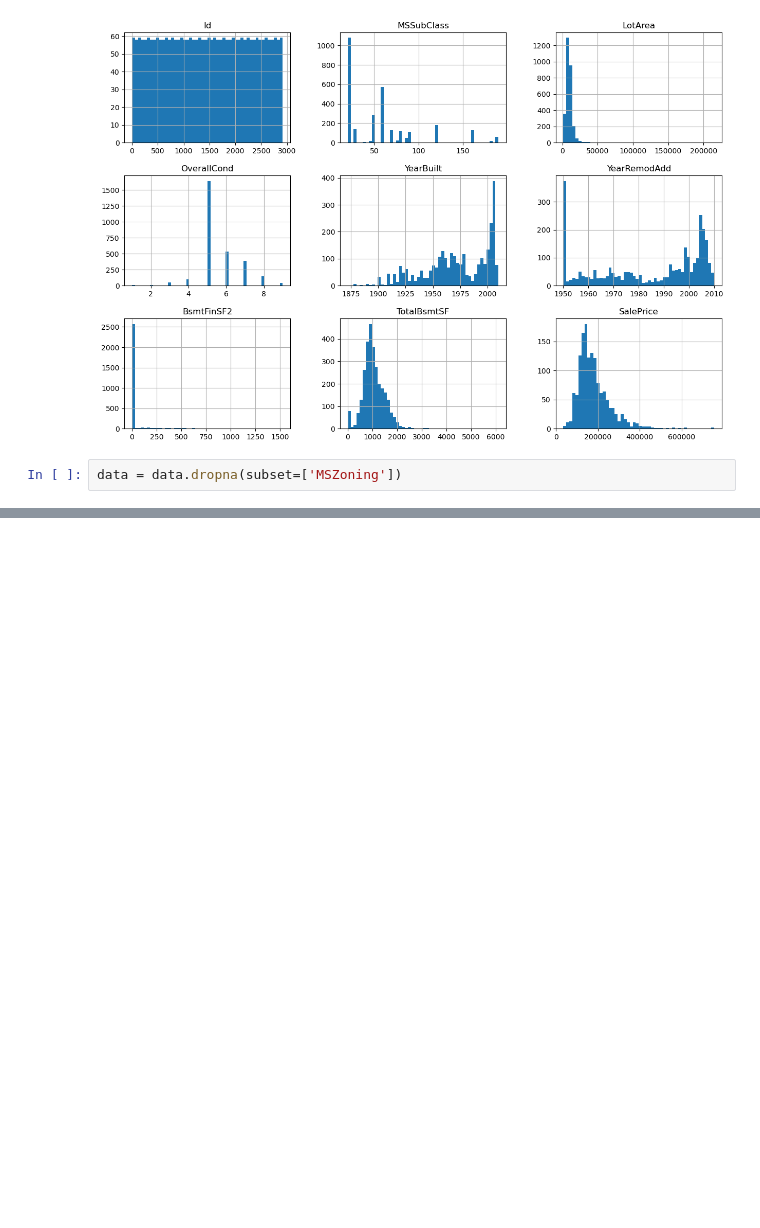
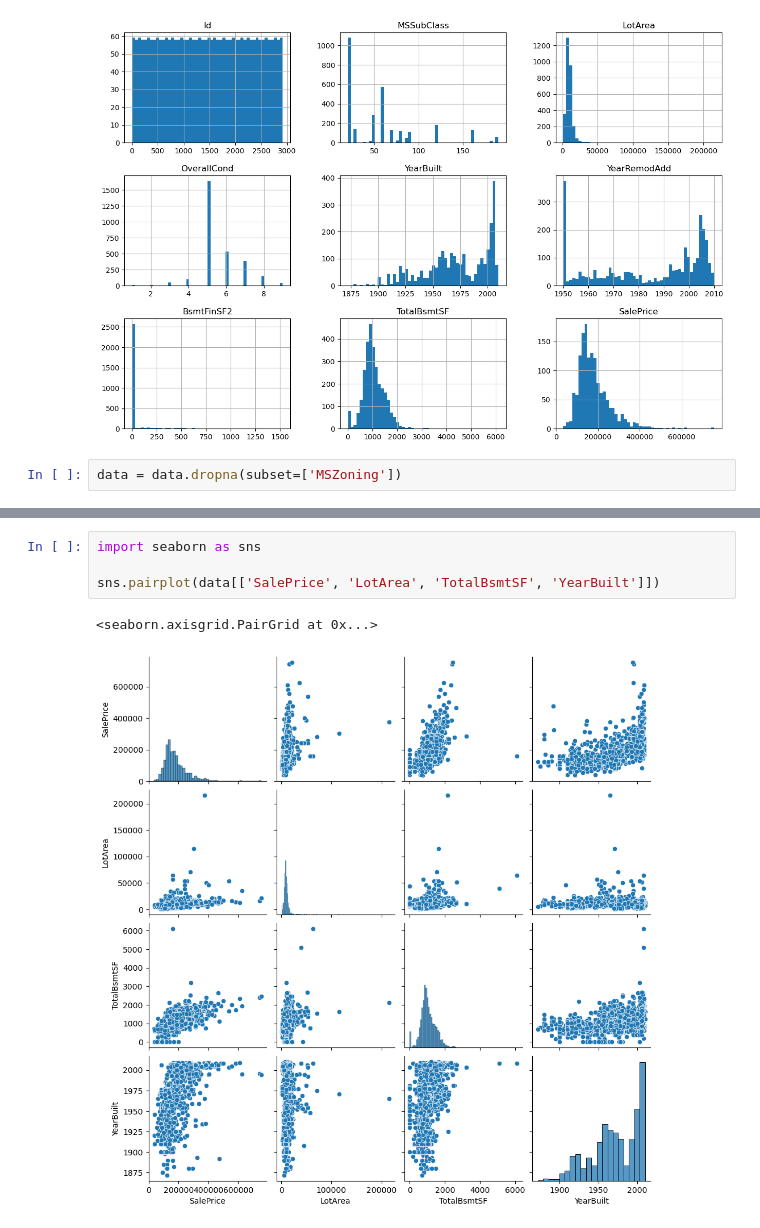
Before and after one commit to KishanSingh2003/House-Price-Pediction, a Jupyter notebook: HousePricePrediction/.EDA_And_DataCleaning.ipynb, the cells around one changed output, grey strips where cells are left out. Drawn from its saved outputs; the diff is of its cells as text; blank space fills up the shorter version.

```diff
--- a/HousePricePrediction/.EDA_And_DataCleaning.ipynb
+++ b/HousePricePrediction/.EDA_And_DataCleaning.ipynb
@@ -76,0 +174,7 @@ data = data.dropna(subset=['MSZoning'])
+# %%
+import seaborn as sns
+
+sns.pairplot(data[['SalePrice', 'LotArea', 'TotalBsmtSF', 'YearBuilt']])
+# %% [output]
+<seaborn.axisgrid.PairGrid at 0x...>
+[figure, added]
```
Also changed, not shown: parts of 20 cells of this notebook.
